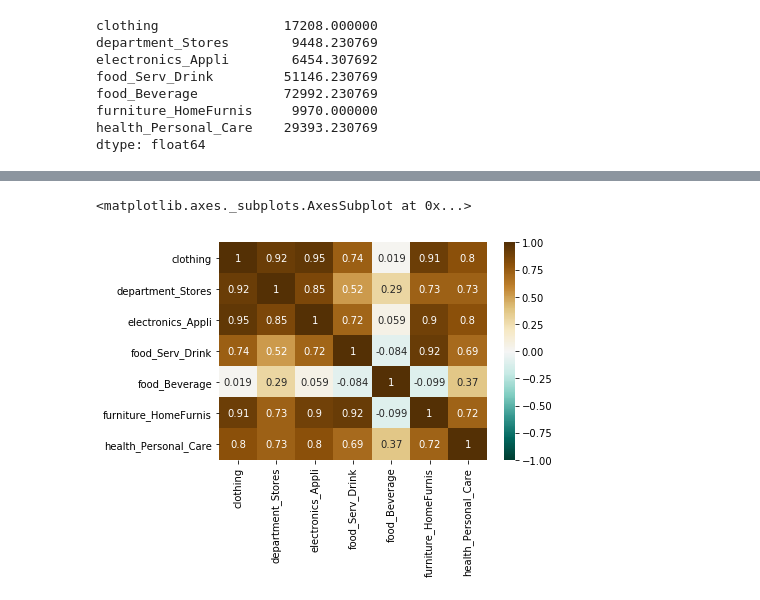
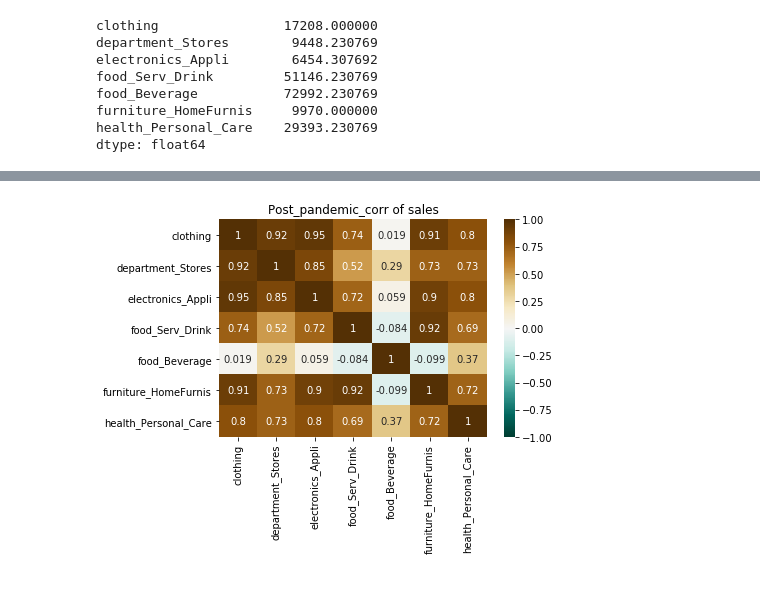
Before and after one commit to Billieo/pandemic_pandas, a Jupyter notebook: notebooks/Billie.ipynb, the cells around one changed output, grey strips where cells are left out. Drawn from its saved outputs; the diff is of its cells as text; code cells hidden in the pictures.

Commit message:
chart save

```diff
--- a/notebooks/Billie.ipynb
+++ b/notebooks/Billie.ipynb
@@ -271,5 +276,7 @@ Avg_post_pandemic_data_df.hvplot.line(ylabel="Avg monthly sale in millions", tit
 # %%
+ax = plt.axes()
 sns.heatmap(post_pandemic_corr, vmin=-1, vmax=1, annot=True, cmap="BrBG_r")
+ax.set_title('Post_pandemic_corr of sales')
+plt.savefig('Matplotlib_save_plot.png')
 # %% [output]
-<matplotlib.axes._subplots.AxesSubplot at 0x...>
-[figure, old version]
+[figure, new version]
```
Also changed, not shown: parts of 3 cells of this notebook, 5 other files.
